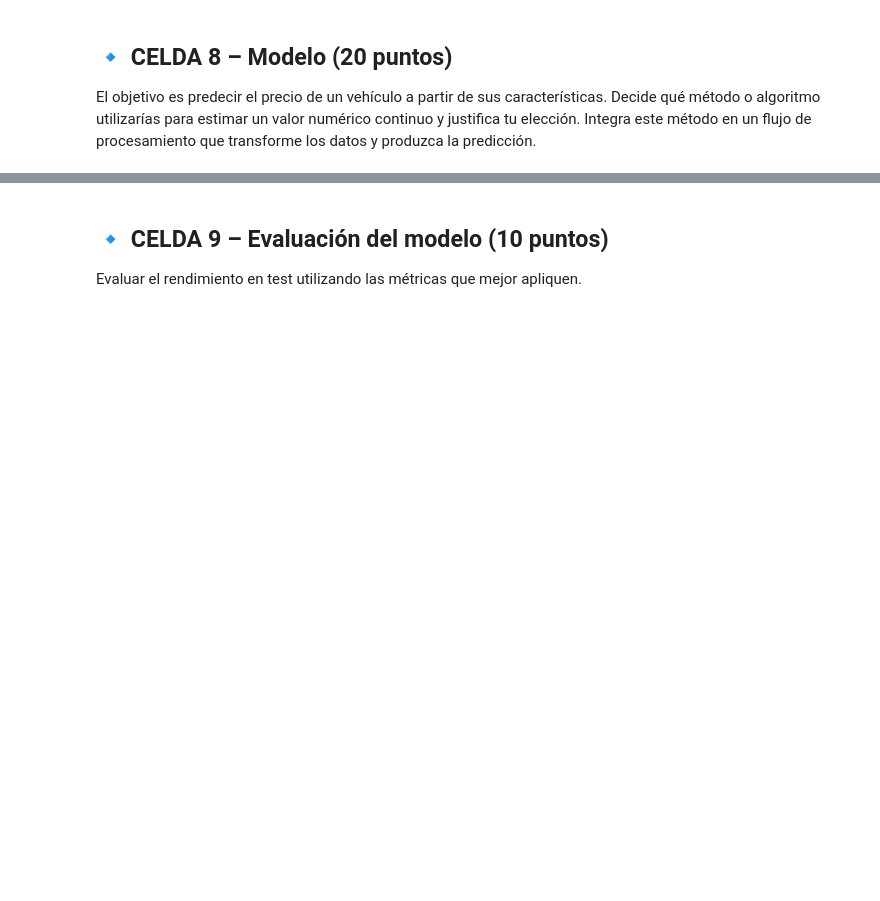
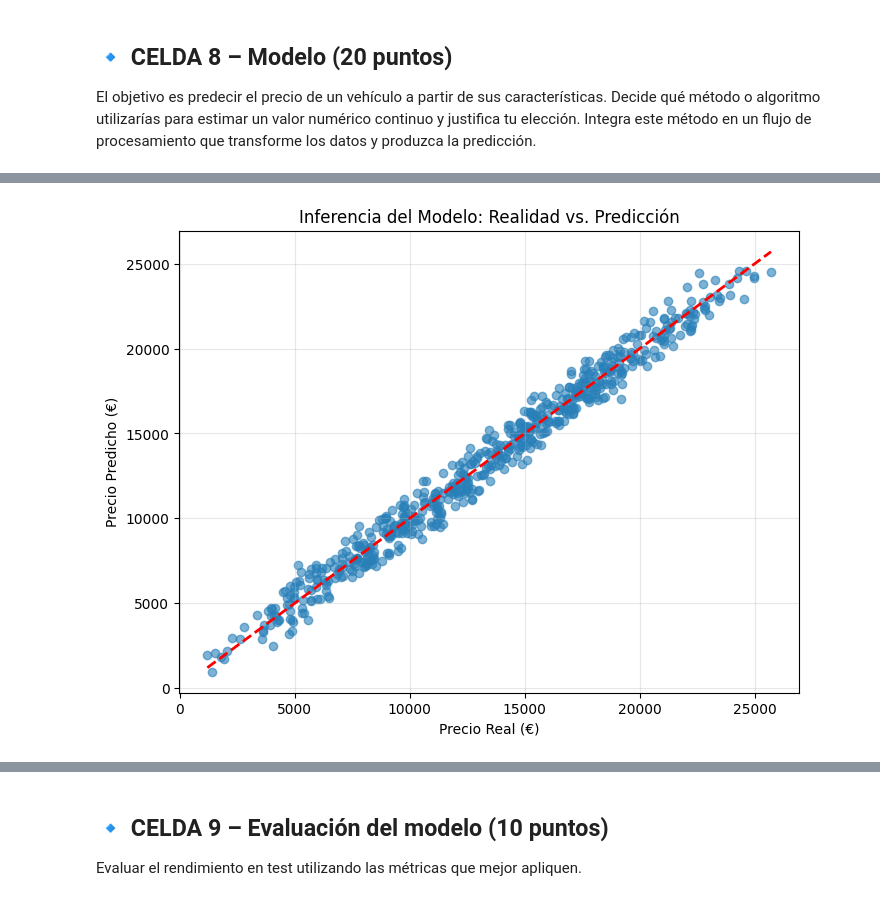
Before and after one commit to Kobakk/ml_comercio, a Jupyter notebook: 4_examanes/ml_examen.ipynb, the cells around one changed output, grey strips where cells are left out. Cells and saved outputs as stored; diff of their text form; code cells hidden in the pictures; blank space fills up the shorter version.

```diff
--- a/4_examanes/ml_examen.ipynb
+++ b/4_examanes/ml_examen.ipynb
@@ -420,0 +505,31 @@ Integra este método en un flujo de procesamiento que transforme los datos y pro
+# %%
+from sklearn.linear_model import LinearRegression
+
+# Creamos el Pipeline con Regresión Lineal
+model_linear = Pipeline(steps=[
+    ('preprocessor', preprocessor),
+    ('regressor', LinearRegression())
+])
+
+# Entrenamos
+model_linear.fit(X_train, y_train)
+
+# 1. Extraer los nombres de las columnas tras el preprocesamiento
+# Las numéricas mantienen su nombre, las categóricas se expandieron con el One-Hot
+cat_features = model_linear.named_steps['preprocessor'].named_transformers_['cat'].named_steps['onehot'].get_feature_names_out(cat_cols)
+nombres_columnas = list(num_cols) + list(cat_features)
+
+# 2. Obtener los coeficientes (Pesos)
+pesos = model_linear.named_steps['regressor'].coef_
+precio_base = model_linear.named_steps['regressor'].intercept_
+
+# 3. Crear un DataFrame para verlo bonito
+df_importancia = pd.DataFrame({'Característica': nombres_columnas, 'Peso (€)': pesos})
+df_importancia = df_importancia.sort_values(by='Peso (€)', ascending=False)
+
+print(f"🏠 Precio Base (Intercepto): {precio_base:.2f} €")
+print("\n📋 Impacto de cada variable en el precio:")
+print(df_importancia)
+
+# Generamos las inferencias (predicciones)
+y_pred = model_linear.predict(X_test)
@@ -420,0 +554,13 @@ Integra este método en un flujo de procesamiento que transforme los datos y pro
+# %%
+import matplotlib.pyplot as plt
+
+plt.figure(figsize=(8, 6))
+plt.scatter(y_test, y_pred, alpha=0.6, color='#2980b9')
+plt.plot([y_test.min(), y_test.max()], [y_test.min(), y_test.max()], 'r--', lw=2)
+plt.xlabel('Precio Real (€)')
+plt.ylabel('Precio Predicho (€)')
+plt.title('Inferencia del Modelo: Realidad vs. Predicción')
+plt.grid(True, alpha=0.3)
+plt.show()
+# %% [output]
+[figure, added]
```
Also changed, not shown: parts of 9 cells of this notebook, 3 other files.
